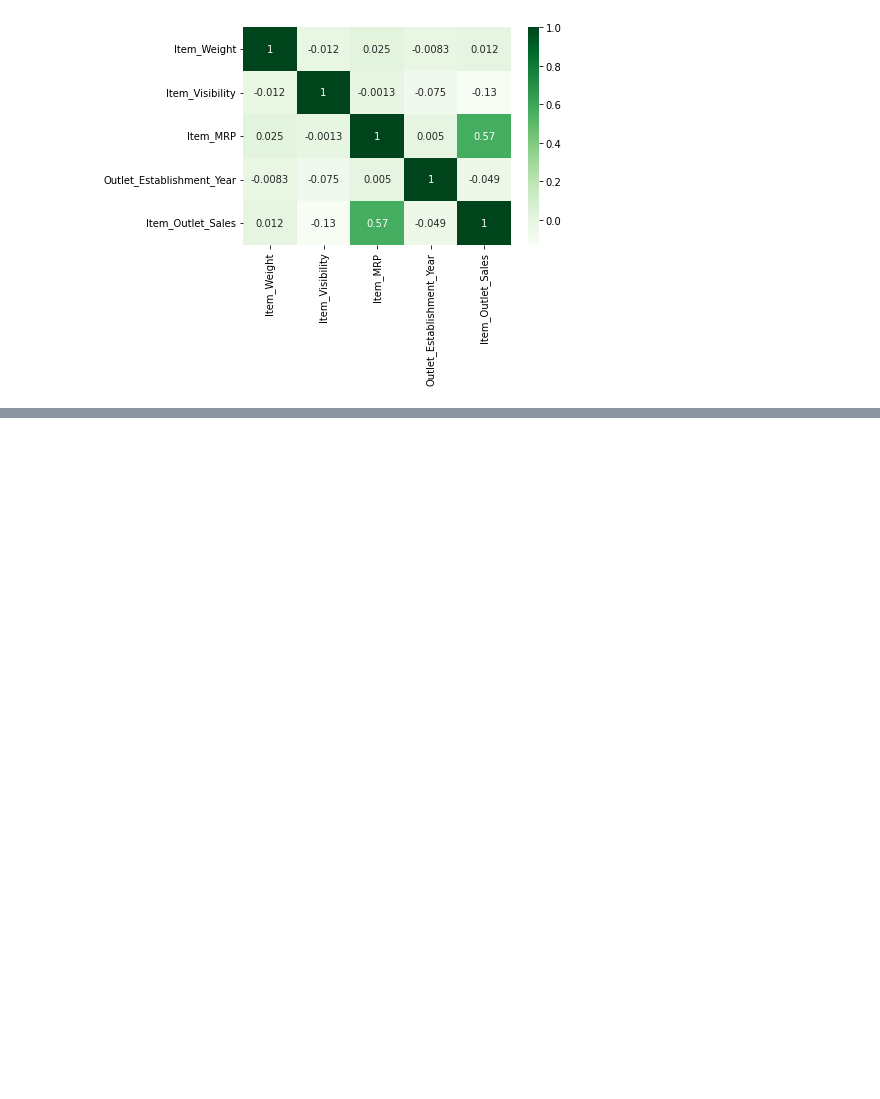
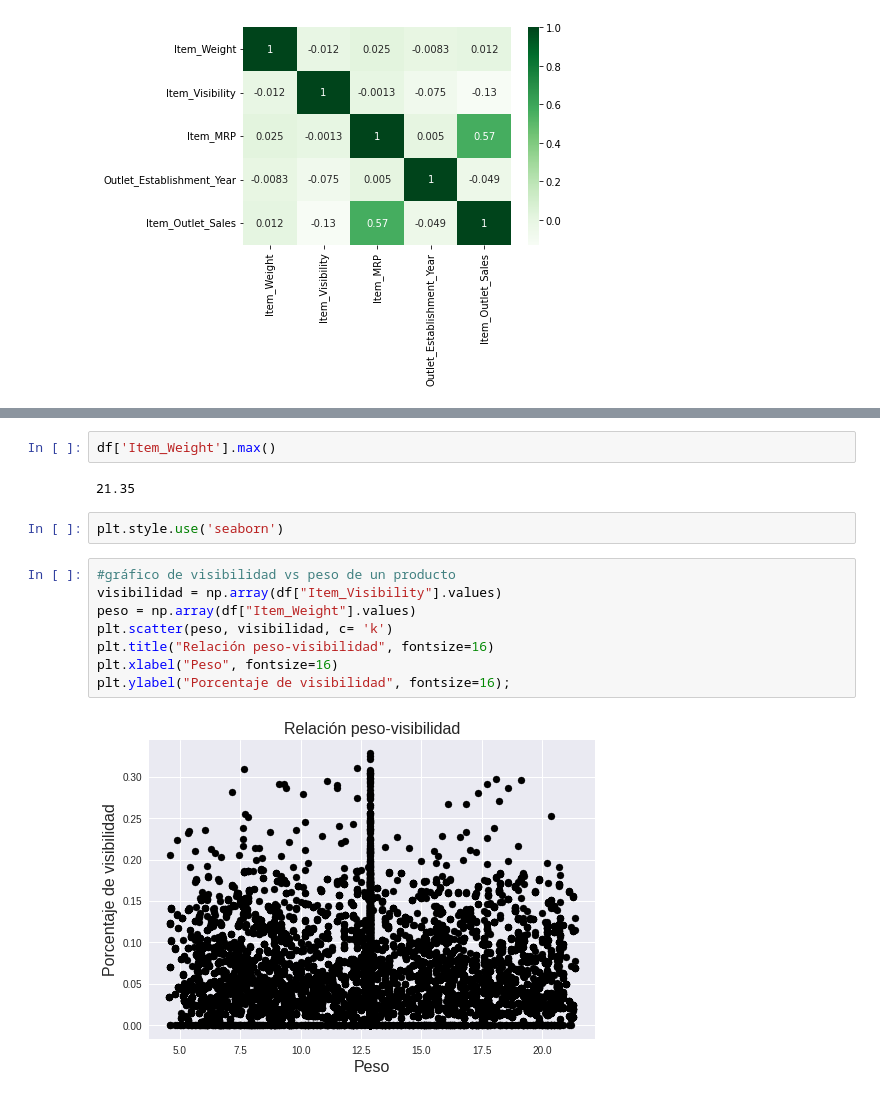
Before and after one commit to SAULIZA/prediccion_de_ventas, a Jupyter notebook: Prediccion_de_ventas.ipynb, the cells around one changed output, grey strips where cells are left out. Drawn from its saved outputs; the diff is of its cells as text; blank space fills up the shorter version.

```diff
--- a/Prediccion_de_ventas.ipynb
+++ b/Prediccion_de_ventas.ipynb
@@ -571,0 +610,16 @@ Se puede observar una correlación muy buena entre las ventas de los productos y
+# %%
+df['Item_Weight'].max()
+# %% [output]
+21.35
+# %%
+plt.style.use('seaborn')
+# %%
+#gráfico de visibilidad vs peso de un producto
+visibilidad = np.array(df["Item_Visibility"].values)
+peso = np.array(df["Item_Weight"].values)
+plt.scatter(peso, visibilidad, c= 'k')
+plt.title("Relación peso-visibilidad", fontsize=16)
+plt.xlabel("Peso", fontsize=16)
+plt.ylabel("Porcentaje de visibilidad", fontsize=16);
+# %% [output]
+[figure, added]
```
Also changed, not shown: parts of 19 cells of this notebook.
